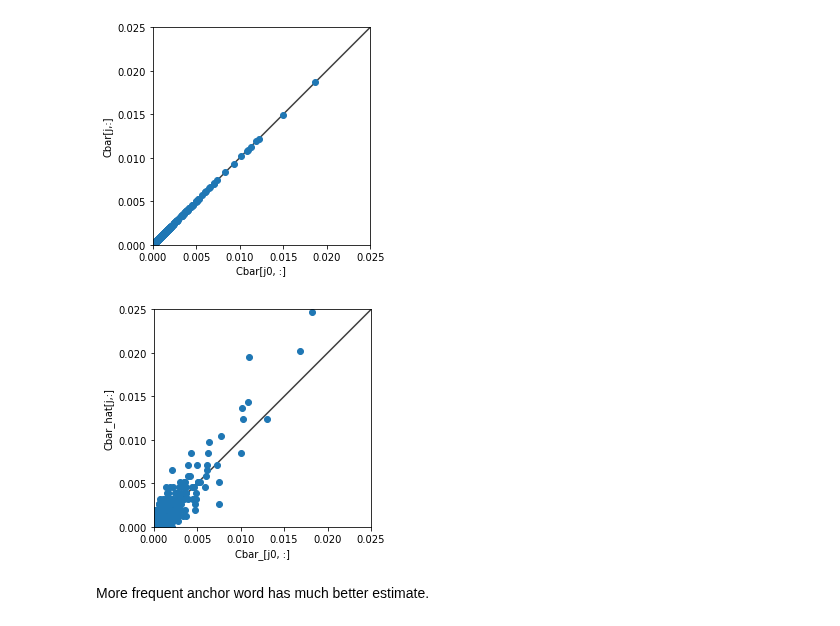
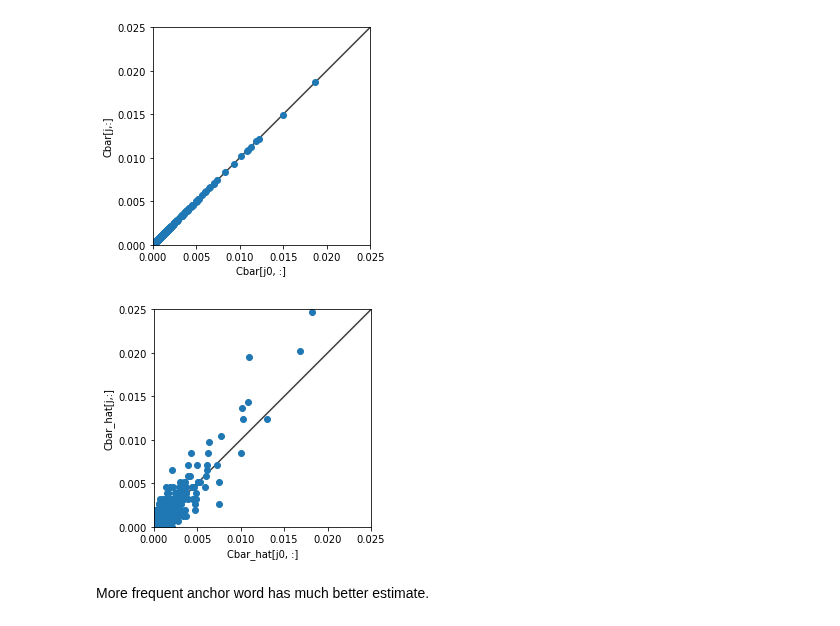
Before and after one commit to zihao12/pyJSMF-RAW, a Jupyter notebook: experiments/findK-correction-step1and2.ipynb, the cells around one changed output. Drawn from its saved outputs; the diff is of its cells as text; code cells hidden in the pictures.

```diff
--- a/experiments/findK-correction-step1and2.ipynb
+++ b/experiments/findK-correction-step1and2.ipynb
@@ -270,25 +270,25 @@ plt.show()
 # %%
 fig, ax = plt.subplots(1)
 ax.scatter(Cbar_[j0,:], Cbar_[j, :])
 plt.xlim((0, 0.025))
 plt.ylim((0, 0.025))
-plt.xlabel("Cbar_[j0, :]")
+plt.xlabel("Cbar_hat[j0, :]")
 plt.ylabel("Cbar_hat[j,:]")
 
 
 lims = [
     np.min([ax.get_xlim(), ax.get_ylim()]),  # min of both axes
     np.max([ax.get_xlim(), ax.get_ylim()]),  # max of both axes
 ]
 
 # now plot both limits against eachother
 ax.plot(lims, lims, 'k-', alpha=0.75, zorder=0)
 ax.set_aspect('equal')
 ax.set_xlim(lims)
 ax.set_ylim(lims)
 plt.show()
 # %% [output]
-[figure, old version]
+[figure, new version]
 # %% [markdown]
 More frequent anchor word has much better estimate.
 # %%
```
Also changed, not shown: parts of 3 cells of this notebook, 2 other files.
